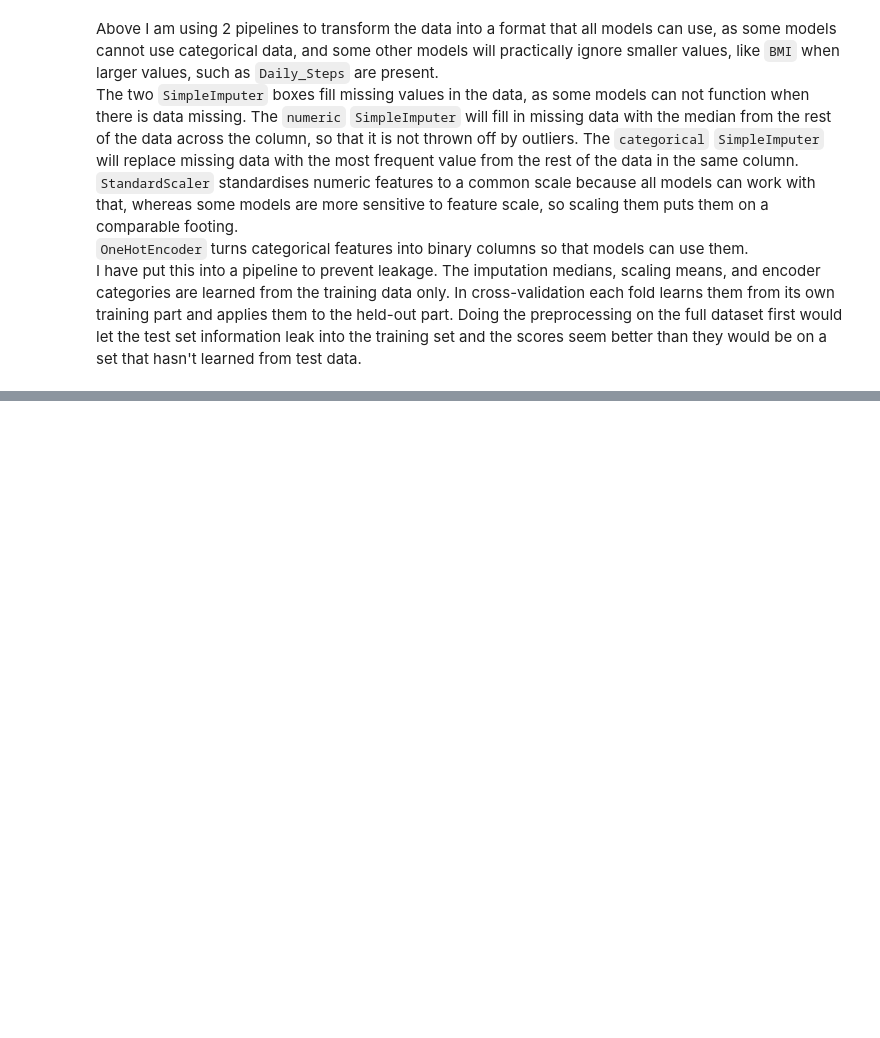
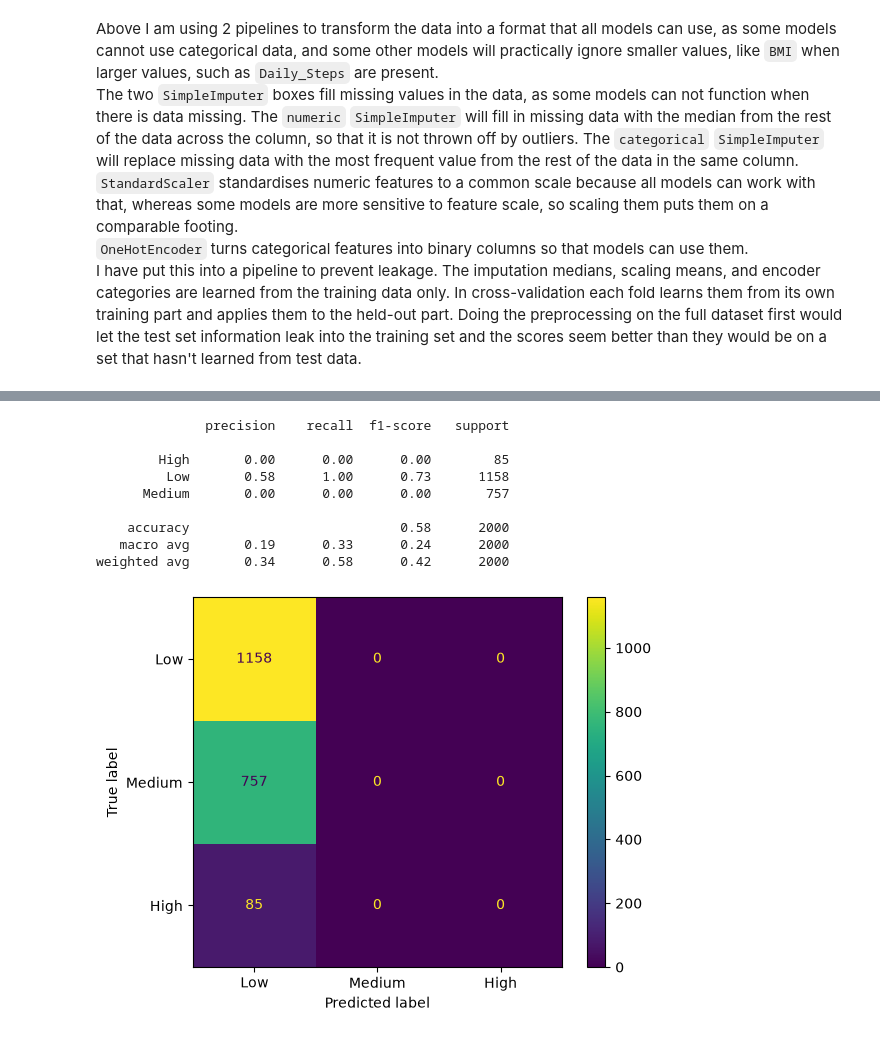
Before and after one commit to Mykkey/Wearable-Tech-Stress-Project, a Jupyter notebook: notebooks/01_data_audit_and_baseline.ipynb, the cells around one changed output, grey strips where cells are left out. Saved outputs shown, nothing was run; the diff lists cells and outputs as text; code cells hidden in the pictures; blank space fills up the shorter version.

Commit message:
added a baseline model (a dummy classifier model that always predicts low stress) and tested it with cross-validation and a confusion matrix

```diff
--- a/notebooks/01_data_audit_and_baseline.ipynb
+++ b/notebooks/01_data_audit_and_baseline.ipynb
@@ -191,0 +196,17 @@ I have put this into a pipeline to prevent leakage. The imputation medians, scal
+# %%
+cv = StratifiedKFold(n_splits = 5, shuffle = True, random_state = SEED)
+
+baseline = Pipeline([
+    ("prep", preprocess),
+    ("clf", DummyClassifier(strategy = "most_frequent"))
+])
+
+scoring = {
+    "macro_f1": "f1_macro",
+    "balanced_acc": "balanced_accuracy",
+    "accuracy": "accuracy",
+    "roc_auc": "roc_auc_ovr"
+}
+results = cross_validate(baseline, X_train, y_train, cv = cv, scoring = scoring)
+for name in scoring:
+    print(name, results["test_" + name].mean().round(3), "+/-", results["test_" + name].std().round(3))
@@ -191,0 +221,17 @@ I have put this into a pipeline to prevent leakage. The imputation medians, scal
+# %%
+baseline.fit(X_train, y_train)
+y_pred = baseline.predict(X_test)
+print(classification_report(y_test, y_pred, zero_division = 0))
+ConfusionMatrixDisplay.from_predictions(y_test, y_pred, labels = ["Low", "Medium", "High"])
+plt.show()
+# %% [output]
+              precision    recall  f1-score   support
+
+        High       0.00      0.00      0.00        85
+         Low       0.58      1.00      0.73      1158
+      Medium       0.00      0.00      0.00       757
+
+    accuracy                           0.58      2000
+   macro avg       0.19      0.33      0.24      2000
+weighted avg       0.34      0.58      0.42      2000
+[figure, added]
```
Also changed, not shown: parts of 6 cells of this notebook.
